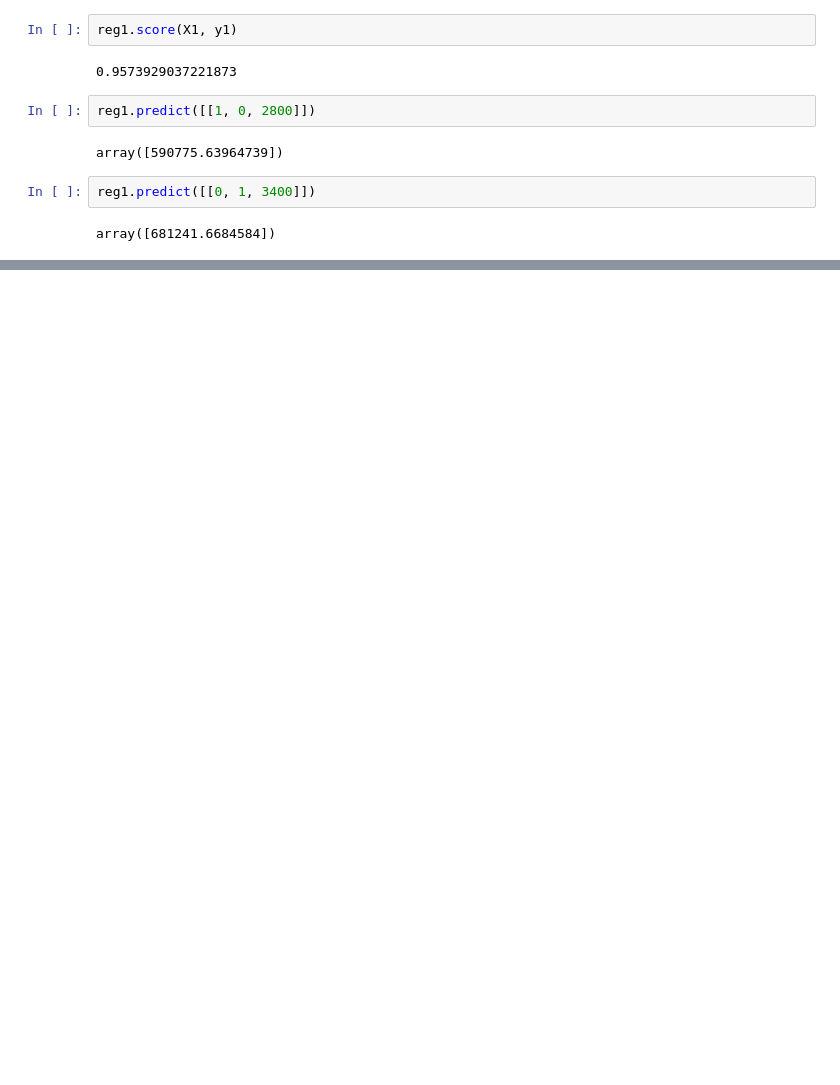
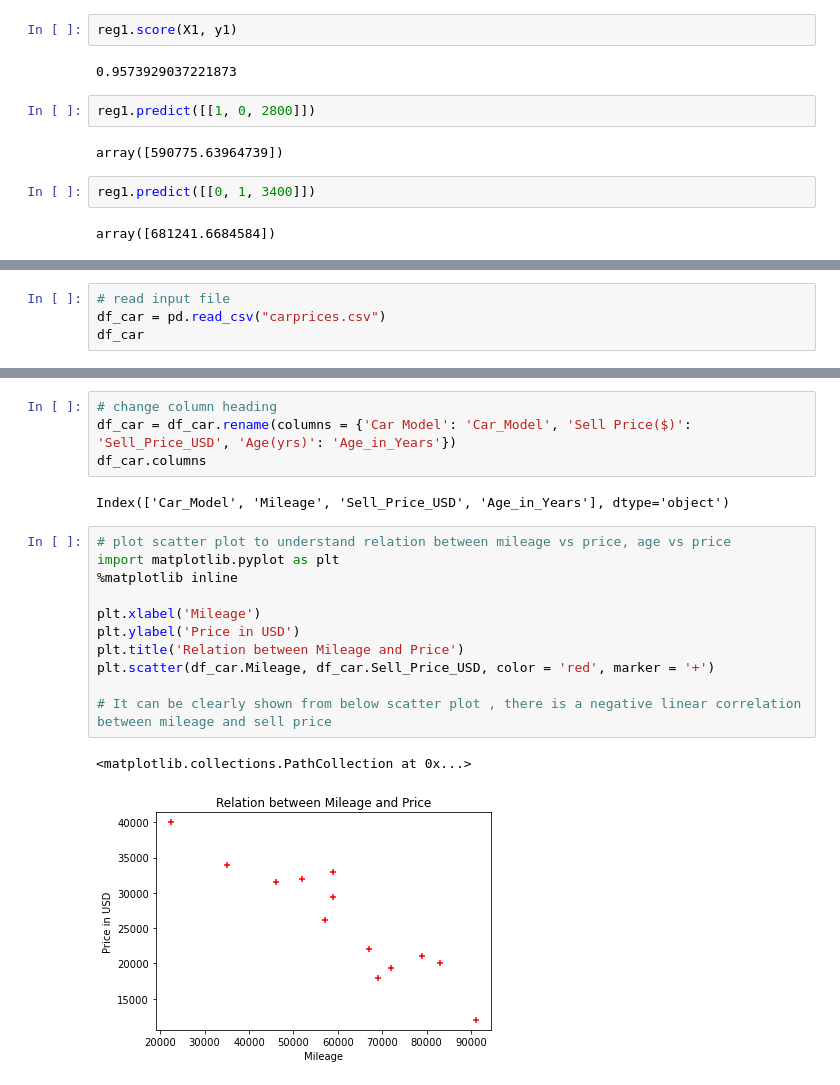
Before and after one commit to shankareaga/Machine-Learning-algorithms, a Jupyter notebook: LR_Dummies_One_Hot_Encoding.ipynb, the cells around one changed output, grey strips where cells are left out. Drawn from its saved outputs; the diff is of its cells as text; blank space fills up the shorter version.

Commit message:
Linear regression with dummy and onehotencoding

```diff
--- a/LR_Dummies_One_Hot_Encoding.ipynb
+++ b/LR_Dummies_One_Hot_Encoding.ipynb
@@ -283,0 +291,4 @@ array([681241.6684584])
+# %%
+# read input file
+df_car = pd.read_csv("carprices.csv")
+df_car
@@ -283,0 +310,20 @@ array([681241.6684584])
+# %%
+# change column heading
+df_car = df_car.rename(columns = {'Car Model': 'Car_Model', 'Sell Price($)': 'Sell_Price_USD', 'Age(yrs)': 'Age_in_Years'})
+df_car.columns
+# %% [output]
+Index(['Car_Model', 'Mileage', 'Sell_Price_USD', 'Age_in_Years'], dtype='object')
+# %%
+# plot scatter plot to understand relation between mileage vs price, age vs price
+import matplotlib.pyplot as plt
+%matplotlib inline
+
+plt.xlabel('Mileage')
+plt.ylabel('Price in USD')
+plt.title('Relation between Mileage and Price')
+plt.scatter(df_car.Mileage, df_car.Sell_Price_USD, color = 'red', marker = '+')
+
+# It can be clearly shown from below scatter plot , there is a negative linear correlation between mileage and sell price
+# %% [output]
+<matplotlib.collections.PathCollection at 0x...>
+[figure, added]
```
Also changed, not shown: parts of 28 cells of this notebook.
